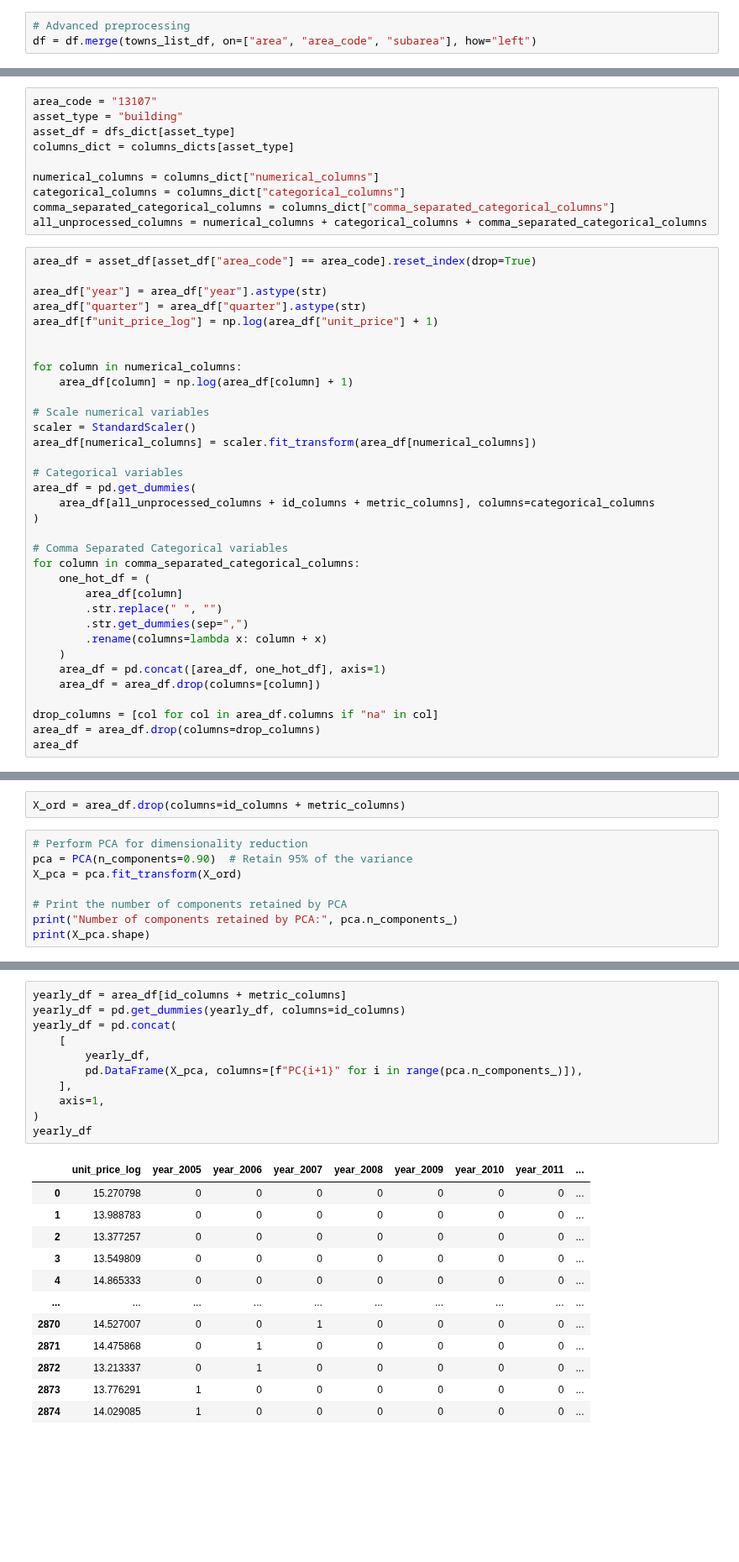
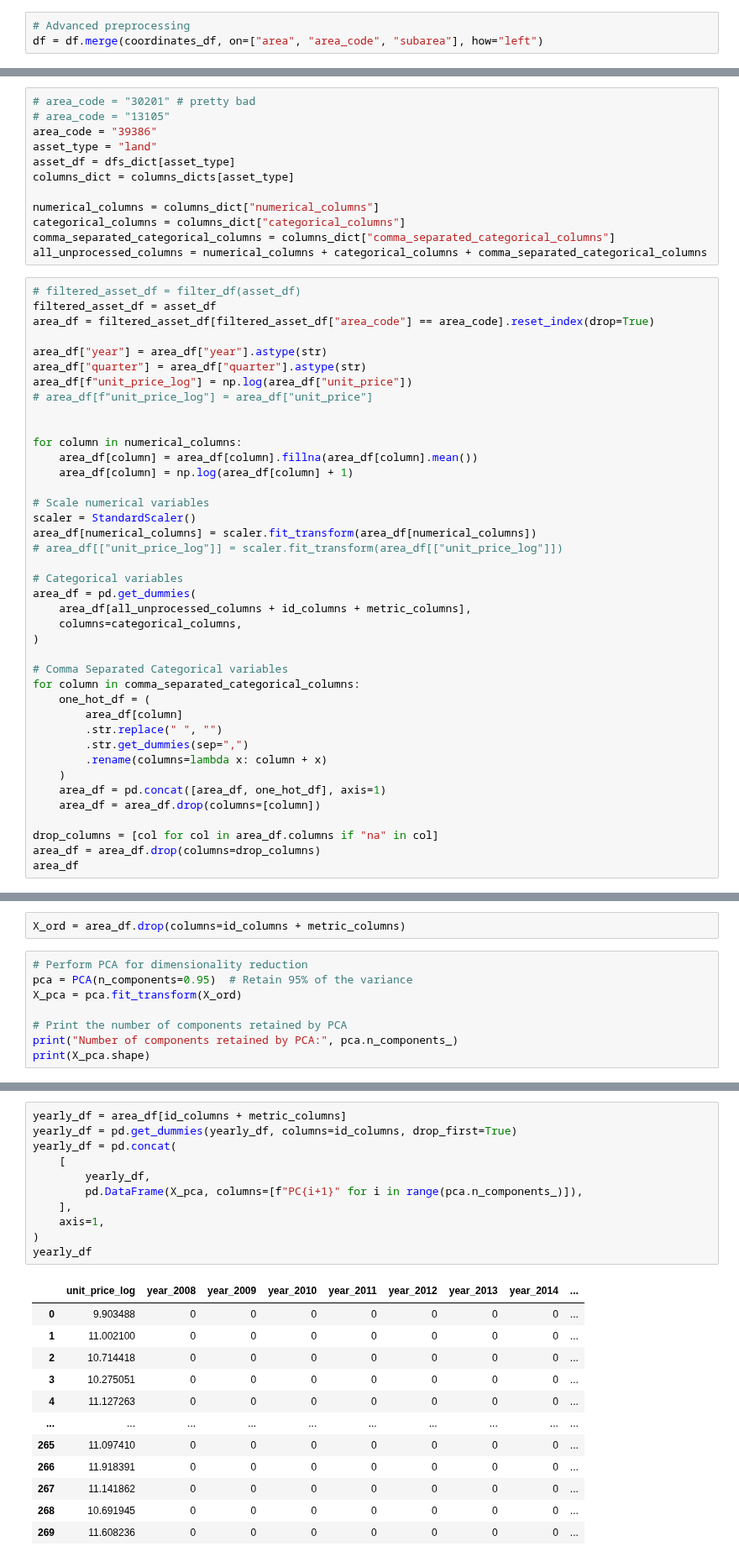
Before and after one commit to diabhaque/Yogen, a Jupyter notebook: notebooks/2_core_exploration/price_index.ipynb, the cells around one changed output, grey strips where cells are left out. Shown at 84% size. Saved outputs shown, nothing was run; the diff lists cells and outputs as text; blank space fills up the shorter version.

```diff
--- a/notebooks/2_core_exploration/price_index.ipynb
+++ b/notebooks/2_core_exploration/price_index.ipynb
@@ -295,6 +300,6 @@ towns_list_df[["long", "lat"]] = towns_list_df.apply(
 # %%
 # Advanced preprocessing
-df = df.merge(towns_list_df, on=["area", "area_code", "subarea"], how="left")
+df = df.merge(coordinates_df, on=["area", "area_code", "subarea"], how="left")
 # %%
 land_df = df[df["asset_type"] == asset_types["land"]["label"]]
 building_df = df[df["asset_type"] == asset_types["building"]["label"]]
@@ -401,6 +421,8 @@ columns_dicts = {
 # %%
-area_code = "13107"
-asset_type = "building"
+# area_code = "30201" # pretty bad
+# area_code = "13105"
+area_code = "39386"
+asset_type = "land"
 asset_df = dfs_dict[asset_type]
 columns_dict = columns_dicts[asset_type]
 
@@ -409,23 +431,29 @@ categorical_columns = columns_dict["categorical_columns"]
 comma_separated_categorical_columns = columns_dict["comma_separated_categorical_columns"]
 all_unprocessed_columns = numerical_columns + categorical_columns + comma_separated_categorical_columns
 # %%
-area_df = asset_df[asset_df["area_code"] == area_code].reset_index(drop=True)
+# filtered_asset_df = filter_df(asset_df)
+filtered_asset_df = asset_df
+area_df = filtered_asset_df[filtered_asset_df["area_code"] == area_code].reset_index(drop=True)
 
 area_df["year"] = area_df["year"].astype(str)
 area_df["quarter"] = area_df["quarter"].astype(str)
-area_df[f"unit_price_log"] = np.log(area_df["unit_price"] + 1)
+area_df[f"unit_price_log"] = np.log(area_df["unit_price"])
+# area_df[f"unit_price_log"] = area_df["unit_price"]
 
 
 for column in numerical_columns:
+    area_df[column] = area_df[column].fillna(area_df[column].mean())
     area_df[column] = np.log(area_df[column] + 1)
 
 # Scale numerical variables
 scaler = StandardScaler()
 area_df[numerical_columns] = scaler.fit_transform(area_df[numerical_columns])
+# area_df[["unit_price_log"]] = scaler.fit_transform(area_df[["unit_price_log"]])
 
 # Categorical variables
 area_df = pd.get_dummies(
-    area_df[all_unprocessed_columns + id_columns + metric_columns], columns=categorical_columns
+    area_df[all_unprocessed_columns + id_columns + metric_columns],
+    columns=categorical_columns,
 )
 
 # Comma Separated Categorical variables
@@ -460,7 +500,7 @@ area_df
 X_ord = area_df.drop(columns=id_columns + metric_columns)
 # %%
 # Perform PCA for dimensionality reduction
-pca = PCA(n_components=0.90)  # Retain 95% of the variance
+pca = PCA(n_components=0.95)  # Retain 95% of the variance
 X_pca = pca.fit_transform(X_ord)
 
 # Print the number of components retained by PCA
@@ -472,24 +512,24 @@ Number of components retained by PCA: 22
 # %%
 yearly_df = area_df[id_columns + metric_columns]
-yearly_df = pd.get_dummies(yearly_df, columns=id_columns)
+yearly_df = pd.get_dummies(yearly_df, columns=id_columns, drop_first=True)
 yearly_df = pd.concat(
     [
         yearly_df,
         pd.DataFrame(X_pca, columns=[f"PC{i+1}" for i in range(pca.n_components_)]),
     ],
     axis=1,
 )
 yearly_df
 # %% [output]
-|  | unit_price_log | year_2005 | year_2006 | year_2007 | year_2008 | year_2009 | year_2010 | year_2011 | ... |
-| 0 | 15.270798 | 0 | 0 | 0 | 0 | 0 | 0 | 0 | ... |
-| 1 | 13.988783 | 0 | 0 | 0 | 0 | 0 | 0 | 0 | ... |
-| 2 | 13.377257 | 0 | 0 | 0 | 0 | 0 | 0 | 0 | ... |
-| 3 | 13.549809 | 0 | 0 | 0 | 0 | 0 | 0 | 0 | ... |
-| 4 | 14.865333 | 0 | 0 | 0 | 0 | 0 | 0 | 0 | ... |
+|  | unit_price_log | year_2008 | year_2009 | year_2010 | year_2011 | year_2012 | year_2013 | year_2014 | ... |
+| 0 | 9.903488 | 0 | 0 | 0 | 0 | 0 | 0 | 0 | ... |
+| 1 | 11.002100 | 0 | 0 | 0 | 0 | 0 | 0 | 0 | ... |
+| 2 | 10.714418 | 0 | 0 | 0 | 0 | 0 | 0 | 0 | ... |
+| 3 | 10.275051 | 0 | 0 | 0 | 0 | 0 | 0 | 0 | ... |
+| 4 | 11.127263 | 0 | 0 | 0 | 0 | 0 | 0 | 0 | ... |
 | ... | ... | ... | ... | ... | ... | ... | ... | ... | ... |
-| 2870 | 14.527007 | 0 | 0 | 1 | 0 | 0 | 0 | 0 | ... |
-| 2871 | 14.475868 | 0 | 1 | 0 | 0 | 0 | 0 | 0 | ... |
-| 2872 | 13.213337 | 0 | 1 | 0 | 0 | 0 | 0 | 0 | ... |
-| 2873 | 13.776291 | 1 | 0 | 0 | 0 | 0 | 0 | 0 | ... |
-| 2874 | 14.029085 | 1 | 0 | 0 | 0 | 0 | 0 | 0 | ... |
+| 265 | 11.097410 | 0 | 0 | 0 | 0 | 0 | 0 | 0 | ... |
+| 266 | 11.918391 | 0 | 0 | 0 | 0 | 0 | 0 | 0 | ... |
+| 267 | 11.141862 | 0 | 0 | 0 | 0 | 0 | 0 | 0 | ... |
+| 268 | 10.691945 | 0 | 0 | 0 | 0 | 0 | 0 | 0 | ... |
+| 269 | 11.608236 | 0 | 0 | 0 | 0 | 0 | 0 | 0 | ... |
```
Also changed, not shown: parts of 17 cells of this notebook, 3 other files.
